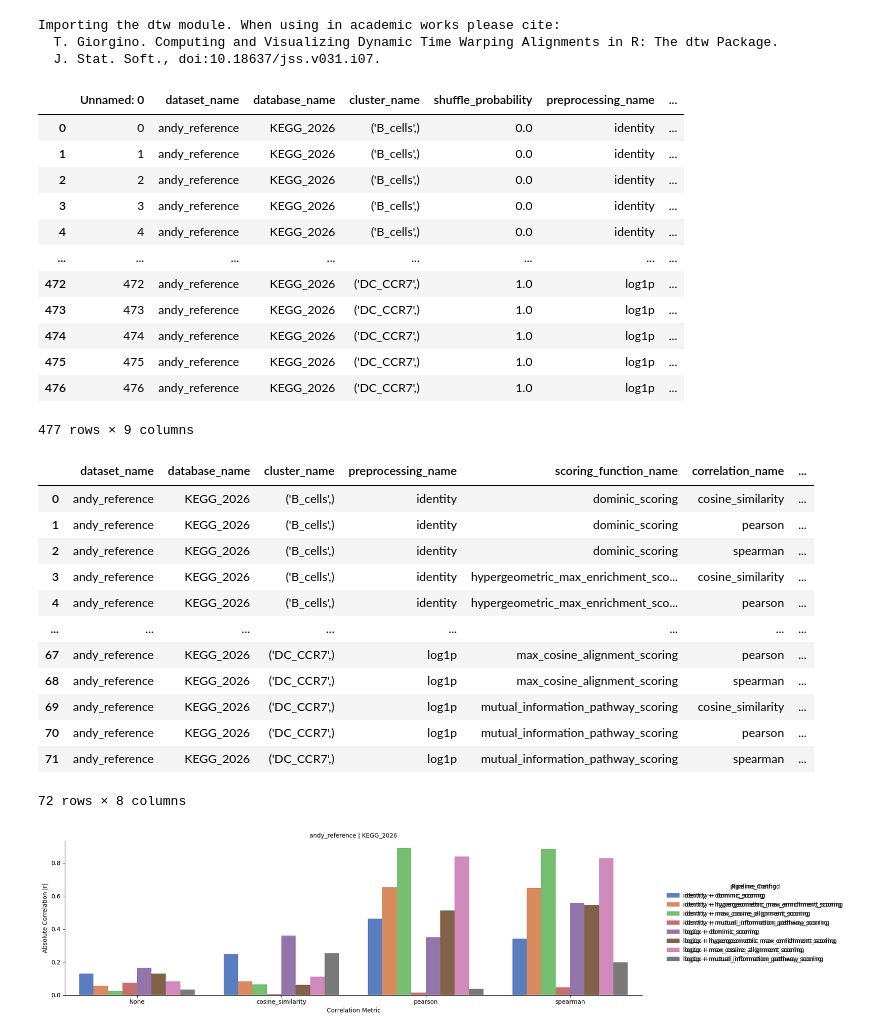
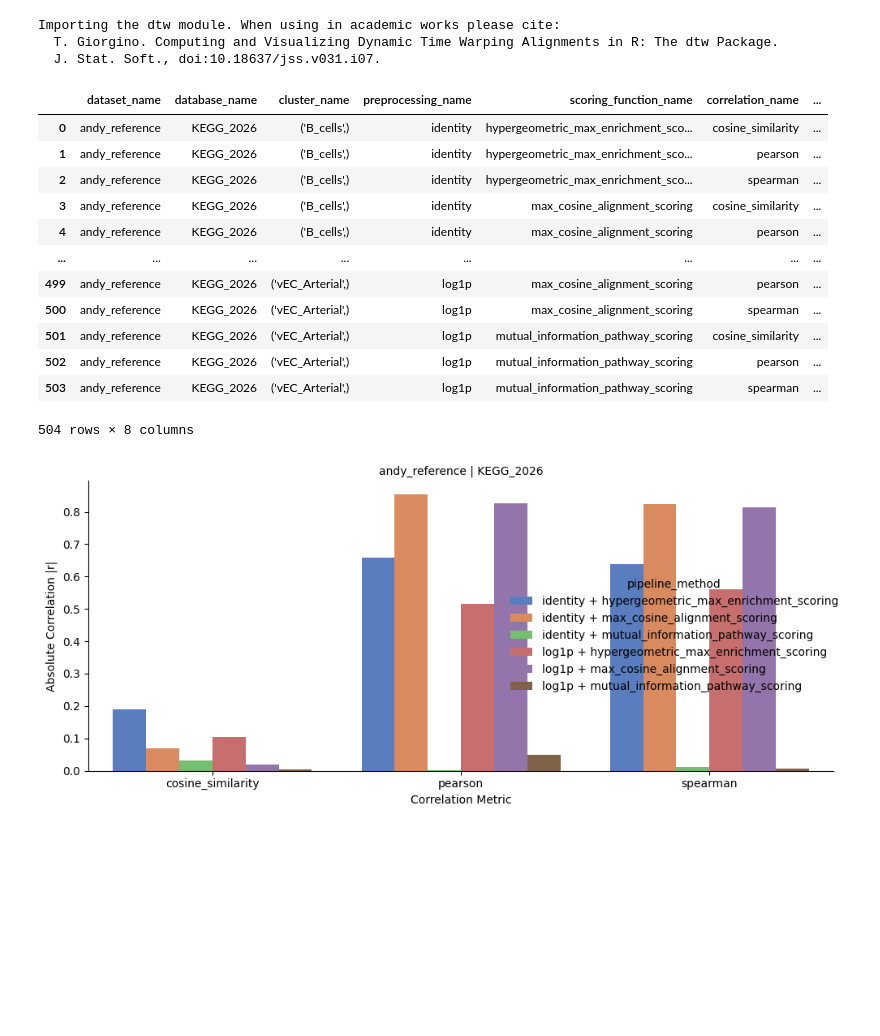
Before and after one commit to egerc/notebook_repository, a Jupyter notebook: notebooks/2026-05-13T07-33-19Z/2026-05-13T07-33-19Z.ipynb, the cells around one changed output. Saved outputs shown, nothing was run; the diff lists cells and outputs as text; code cells hidden in the pictures; blank space fills up the shorter version.

```diff
--- a/notebooks/2026-05-13T07-33-19Z/2026-05-13T07-33-19Z.ipynb
+++ b/notebooks/2026-05-13T07-33-19Z/2026-05-13T07-33-19Z.ipynb
@@ -11,22 +11,10 @@ Importing the dtw module. When using in academic works please cite:
 df = pd.read_csv(
     "/home/gruengroup/christian/Projects/notebook_repository/notebooks/2026-05-13T07-33-19Z/old_output.csv"
 )
-# %%
-df.groupby
-# %% [output]
-|  | Unnamed: 0 | dataset_name | database_name | cluster_name | shuffle_probability | preprocessing_name | ... |
-| 0 | 0 | andy_reference | KEGG_2026 | ('B_cells',) | 0.0 | identity | ... |
-| 1 | 1 | andy_reference | KEGG_2026 | ('B_cells',) | 0.0 | identity | ... |
-| 2 | 2 | andy_reference | KEGG_2026 | ('B_cells',) | 0.0 | identity | ... |
-| 3 | 3 | andy_reference | KEGG_2026 | ('B_cells',) | 0.0 | identity | ... |
-| 4 | 4 | andy_reference | KEGG_2026 | ('B_cells',) | 0.0 | identity | ... |
-| ... | ... | ... | ... | ... | ... | ... | ... |
-| 472 | 472 | andy_reference | KEGG_2026 | ('DC_CCR7',) | 1.0 | log1p | ... |
-| 473 | 473 | andy_reference | KEGG_2026 | ('DC_CCR7',) | 1.0 | log1p | ... |
-| 474 | 474 | andy_reference | KEGG_2026 | ('DC_CCR7',) | 1.0 | log1p | ... |
-| 475 | 475 | andy_reference | KEGG_2026 | ('DC_CCR7',) | 1.0 | log1p | ... |
-| 476 | 476 | andy_reference | KEGG_2026 | ('DC_CCR7',) | 1.0 | log1p | ... |
-477 rows × 9 columns
+# %%
+df = pd.read_csv(
+    "/home/gruengroup/christian/Projects/notebook_repository/notebooks/2026-05-13T07-33-19Z/output.csv"
+)
 # %%
 df.groupby(
     [
@@ -40,18 +28,18 @@ df.groupby(
 )[["shuffle_probability", "score"]].corr().iloc[0::2, -1].reset_index()
 # %% [output]
 |  | dataset_name | database_name | cluster_name | preprocessing_name | scoring_function_name | correlation_name | ... |
-| 0 | andy_reference | KEGG_2026 | ('B_cells',) | identity | dominic_scoring | cosine_similarity | ... |
-| 1 | andy_reference | KEGG_2026 | ('B_cells',) | identity | dominic_scoring | pearson | ... |
-| 2 | andy_reference | KEGG_2026 | ('B_cells',) | identity | dominic_scoring | spearman | ... |
-| 3 | andy_reference | KEGG_2026 | ('B_cells',) | identity | hypergeometric_max_enrichment_sco... | cosine_similarity | ... |
-| 4 | andy_reference | KEGG_2026 | ('B_cells',) | identity | hypergeometric_max_enrichment_sco... | pearson | ... |
+| 0 | andy_reference | KEGG_2026 | ('B_cells',) | identity | hypergeometric_max_enrichment_sco... | cosine_similarity | ... |
+| 1 | andy_reference | KEGG_2026 | ('B_cells',) | identity | hypergeometric_max_enrichment_sco... | pearson | ... |
+| 2 | andy_reference | KEGG_2026 | ('B_cells',) | identity | hypergeometric_max_enrichment_sco... | spearman | ... |
+| 3 | andy_reference | KEGG_2026 | ('B_cells',) | identity | max_cosine_alignment_scoring | cosine_similarity | ... |
+| 4 | andy_reference | KEGG_2026 | ('B_cells',) | identity | max_cosine_alignment_scoring | pearson | ... |
 | ... | ... | ... | ... | ... | ... | ... | ... |
-| 67 | andy_reference | KEGG_2026 | ('DC_CCR7',) | log1p | max_cosine_alignment_scoring | pearson | ... |
-| 68 | andy_reference | KEGG_2026 | ('DC_CCR7',) | log1p | max_cosine_alignment_scoring | spearman | ... |
-| 69 | andy_reference | KEGG_2026 | ('DC_CCR7',) | log1p | mutual_information_pathway_scoring | cosine_similarity | ... |
-| 70 | andy_reference | KEGG_2026 | ('DC_CCR7',) | log1p | mutual_information_pathway_scoring | pearson | ... |
-| 71 | andy_reference | KEGG_2026 | ('DC_CCR7',) | log1p | mutual_information_pathway_scoring | spearman | ... |
+| 499 | andy_reference | KEGG_2026 | ('vEC_Arterial',) | log1p | max_cosine_alignment_scoring | pearson | ... |
+| 500 | andy_reference | KEGG_2026 | ('vEC_Arterial',) | log1p | max_cosine_alignment_scoring | spearman | ... |
+| 501 | andy_reference | KEGG_2026 | ('vEC_Arterial',) | log1p | mutual_information_pathway_scoring | cosine_similarity | ... |
+| 502 | andy_reference | KEGG_2026 | ('vEC_Arterial',) | log1p | mutual_information_pathway_scoring | pearson | ... |
+| 503 | andy_reference | KEGG_2026 | ('vEC_Arterial',) | log1p | mutual_information_pathway_scoring | spearman | ... |
-72 rows × 8 columns
+504 rows × 8 columns
 # %%
 df["correlation_name"] = df["correlation_name"].fillna("None")
 # %%
@@ -74,33 +62,32 @@ correlations = (
 )
 correlations["abs_score"] = correlations["score"].abs()
 
 # 2. Combine preprocessing and scoring into a single hue category for cleaner plotting
 correlations["pipeline_method"] = (
     correlations["preprocessing_name"] + " + " + correlations["scoring_function_name"]
 )
 
 # 3. Create the multi-faceted boxplot using catplot
 g = sns.catplot(
     data=correlations,
     x="correlation_name",  # Distinct metrics grouped side-by-side on X axis
     y="abs_score",  # The metric being evaluated
     hue="pipeline_method",  # Color-coded strategy comparisons
     col="database_name",  # Subplots broken down horizontally
     row="dataset_name",  # Subplots broken down vertically
     kind="bar",  # Boxplot representation
     height=4.5,  # Height of each individual subplot facet
     aspect=1.3,  # Width-to-height ratio of facets
     palette="muted",
     legend=True,
 )
 
 # 4. Polish up the labels and layout
 g.set_axis_labels("Correlation Metric", "Absolute Correlation |r|")
 g.set_titles(row_template="{row_name}", col_template="{col_name}")
-g.add_legend(loc="center left", bbox_to_anchor=(1.02, 0.5), title="Pipeline Config")
 
 plt.tight_layout()
 plt.show()
 # %% [output]
-[figure, old version]
+[figure, new version]
 # %%
```
Also changed, not shown: parts of 2 cells of this notebook, 2 other files.
